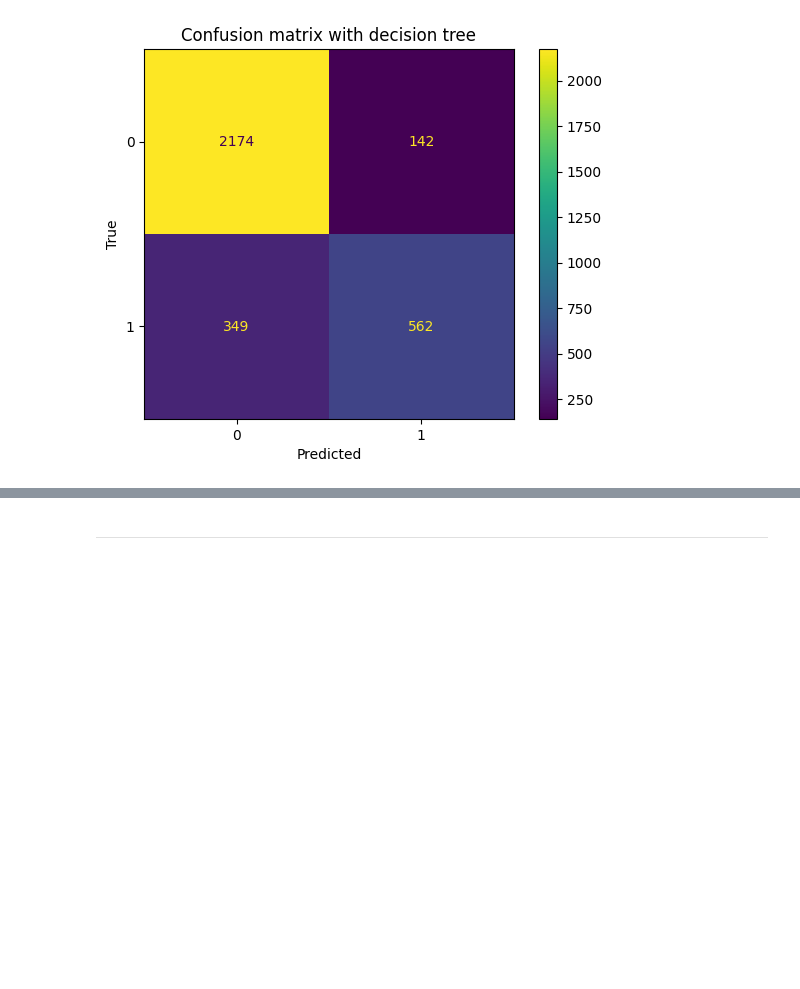
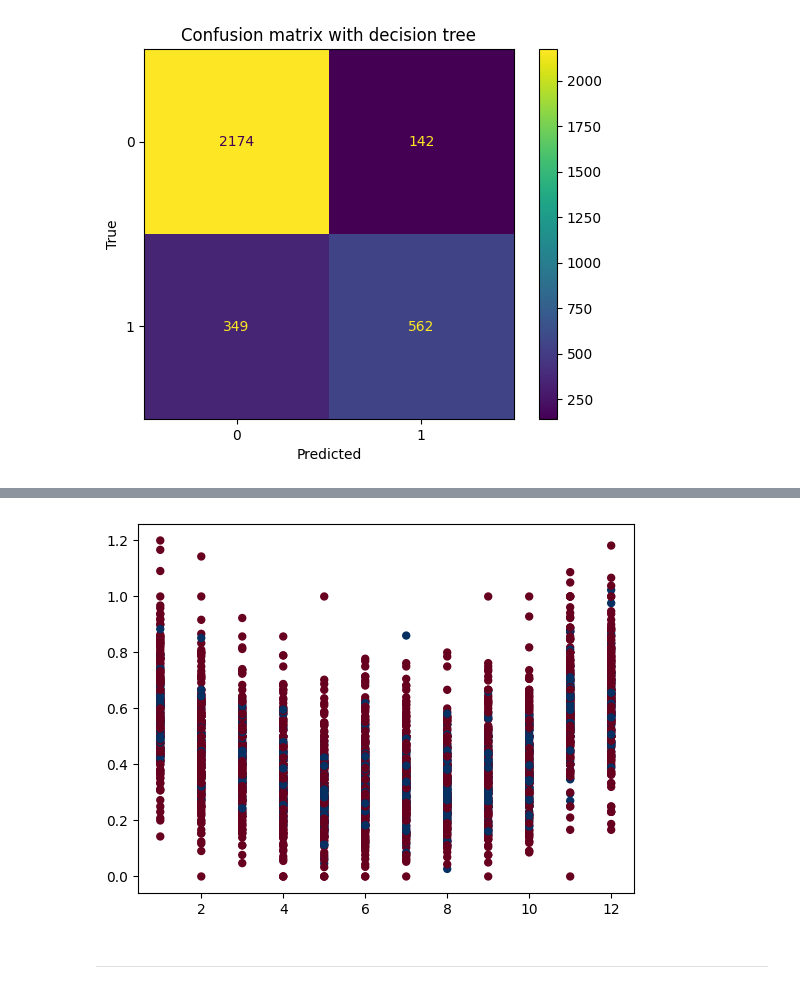
Before and after one commit to lavo2/DataMining-Project, a Jupyter notebook: 3-prediction.ipynb, the cells around one changed output, grey strips where cells are left out. Cells and saved outputs as stored; diff of their text form; code cells hidden in the pictures; blank space fills up the shorter version.

```diff
--- a/3-prediction.ipynb
+++ b/3-prediction.ipynb
@@ -592,3 +592,11 @@ shap.summary_plot(shap_values_class_1, X_test, max_display=10)
+# %%
+test_set = X_test.copy()
+test_label = y_test.copy()
+
+from sklearn.datasets import make_blobs
+plt.scatter(test_set.iloc[:, 1].values, test_set.iloc[:, 3].values, c=test_label.values, s=25, cmap='RdBu');
+# %% [output]
+[figure, added]
 # %% [markdown]
 ---
 # %% [markdown]
```
Also changed, not shown: parts of 20 cells of this notebook, 4 other files.
